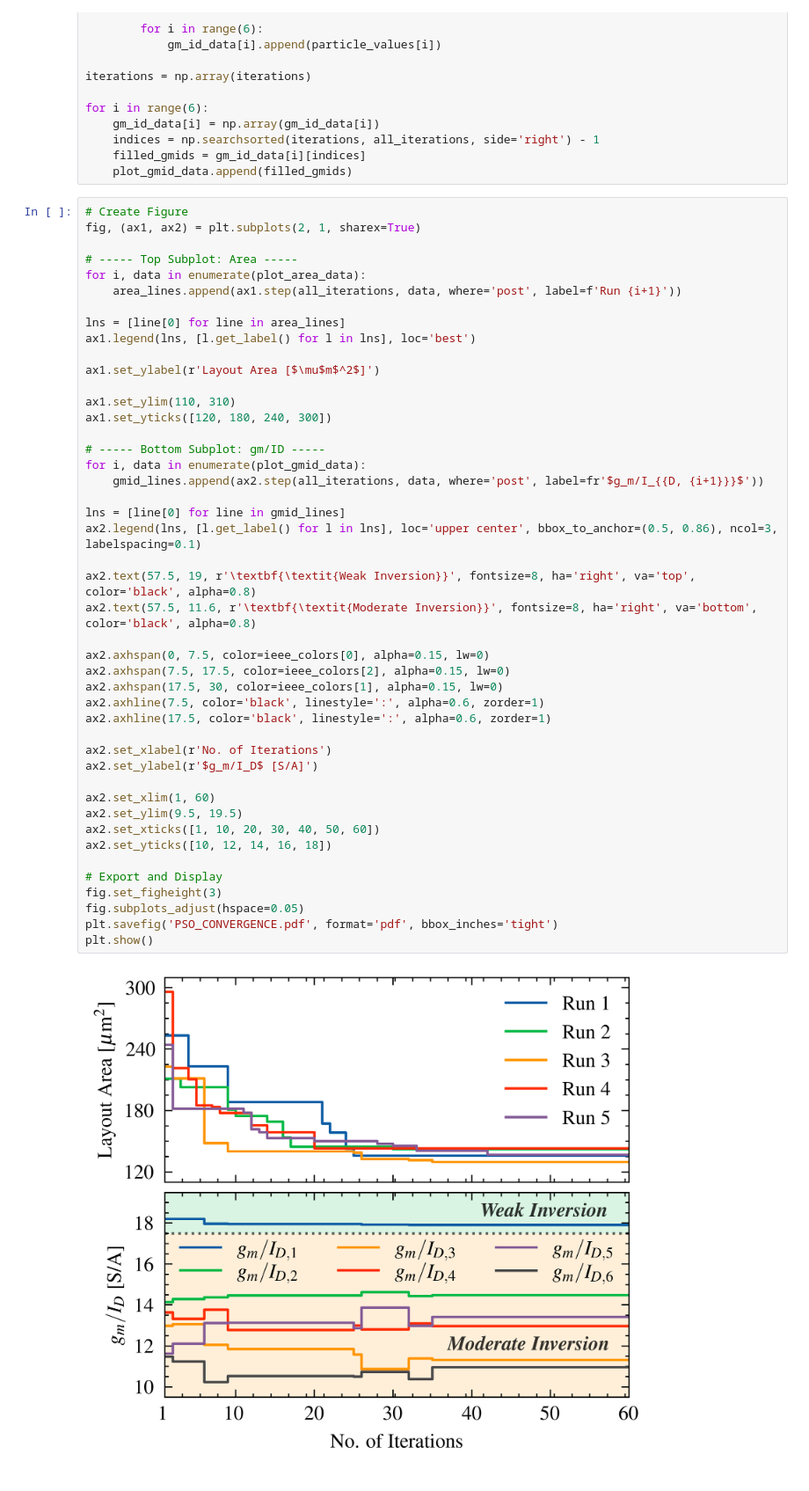
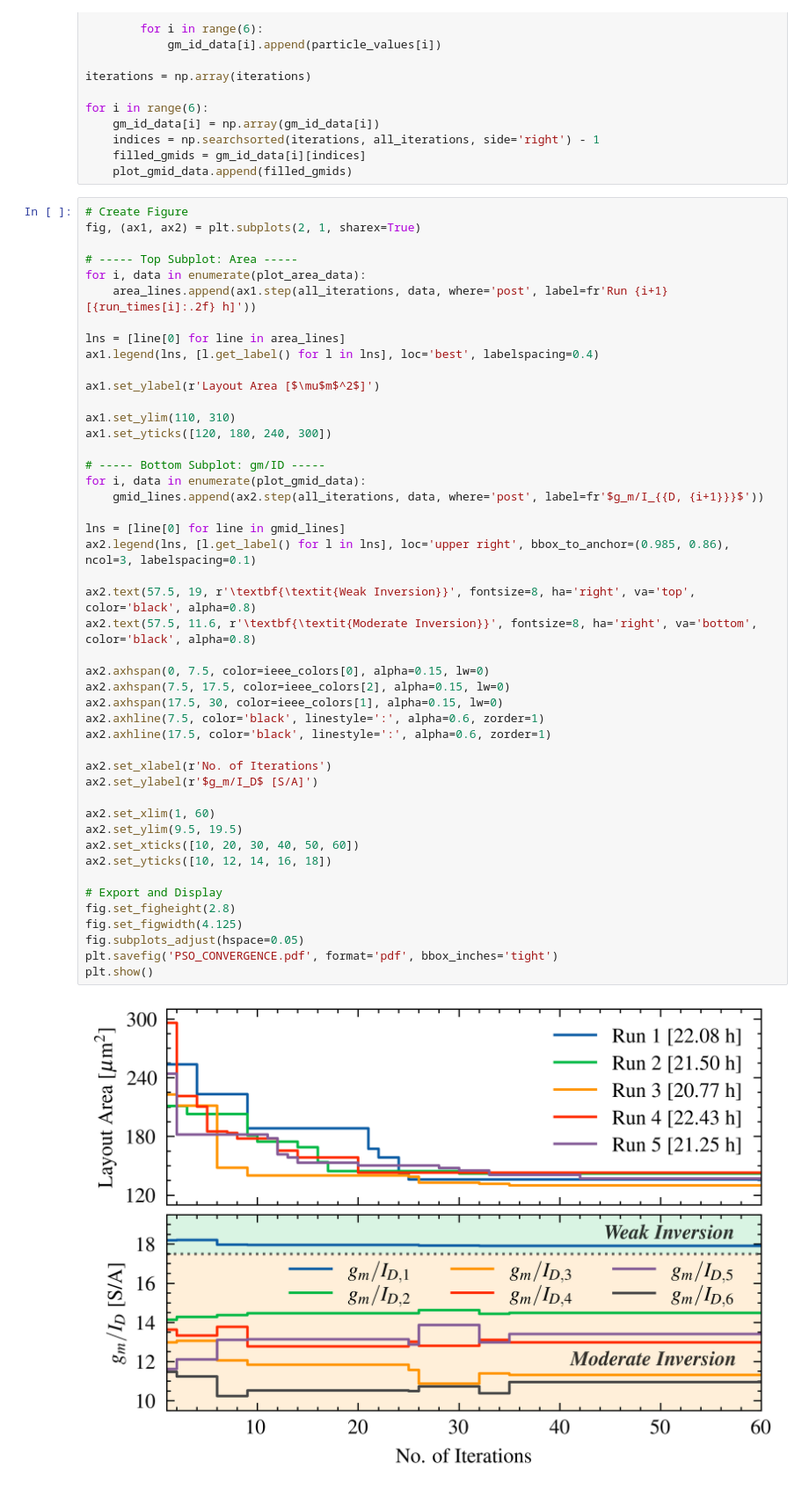
Before and after one commit to SkillSurf/os-ina-pso-smacd_2026, a Jupyter notebook: SMACD Results/Optimization Results/Figs.ipynb, the cells around one changed output. Shown at 88% size. Cells and saved outputs as stored; diff of their text form.

```diff
--- a/SMACD Results/Optimization Results/Figs.ipynb
+++ b/SMACD Results/Optimization Results/Figs.ipynb
@@ -87,44 +88,45 @@ fig, (ax1, ax2) = plt.subplots(2, 1, sharex=True)
 
 # ----- Top Subplot: Area -----
 for i, data in enumerate(plot_area_data):
-    area_lines.append(ax1.step(all_iterations, data, where='post', label=f'Run {i+1}'))
+    area_lines.append(ax1.step(all_iterations, data, where='post', label=fr'Run {i+1} [{run_times[i]:.2f} h]'))
 
 lns = [line[0] for line in area_lines]
-ax1.legend(lns, [l.get_label() for l in lns], loc='best')
+ax1.legend(lns, [l.get_label() for l in lns], loc='best', labelspacing=0.4)
 
 ax1.set_ylabel(r'Layout Area [$\mu$m$^2$]')
 
 ax1.set_ylim(110, 310)
 ax1.set_yticks([120, 180, 240, 300])
 
 # ----- Bottom Subplot: gm/ID -----
 for i, data in enumerate(plot_gmid_data):
     gmid_lines.append(ax2.step(all_iterations, data, where='post', label=fr'$g_m/I_{{D, {i+1}}}$'))
 
 lns = [line[0] for line in gmid_lines]
-ax2.legend(lns, [l.get_label() for l in lns], loc='upper center', bbox_to_anchor=(0.5, 0.86), ncol=3, labelspacing=0.1)
+ax2.legend(lns, [l.get_label() for l in lns], loc='upper right', bbox_to_anchor=(0.985, 0.86), ncol=3, labelspacing=0.1)
 
 ax2.text(57.5, 19, r'\textbf{\textit{Weak Inversion}}', fontsize=8, ha='right', va='top', color='black', alpha=0.8)
 ax2.text(57.5, 11.6, r'\textbf{\textit{Moderate Inversion}}', fontsize=8, ha='right', va='bottom', color='black', alpha=0.8)
 
 ax2.axhspan(0, 7.5, color=ieee_colors[0], alpha=0.15, lw=0)
 ax2.axhspan(7.5, 17.5, color=ieee_colors[2], alpha=0.15, lw=0)
 ax2.axhspan(17.5, 30, color=ieee_colors[1], alpha=0.15, lw=0)
 ax2.axhline(7.5, color='black', linestyle=':', alpha=0.6, zorder=1)
 ax2.axhline(17.5, color='black', linestyle=':', alpha=0.6, zorder=1)
 
 ax2.set_xlabel(r'No. of Iterations')
 ax2.set_ylabel(r'$g_m/I_D$ [S/A]')
 
 ax2.set_xlim(1, 60)
 ax2.set_ylim(9.5, 19.5)
-ax2.set_xticks([1, 10, 20, 30, 40, 50, 60])
+ax2.set_xticks([10, 20, 30, 40, 50, 60])
 ax2.set_yticks([10, 12, 14, 16, 18])
 
 # Export and Display
-fig.set_figheight(3)
+fig.set_figheight(2.8)
+fig.set_figwidth(4.125)
 fig.subplots_adjust(hspace=0.05)
 plt.savefig('PSO_CONVERGENCE.pdf', format='pdf', bbox_inches='tight')
 plt.show()
 # %% [output]
-[figure, old version]
+[figure, new version]
```
Also changed, not shown: parts of 1 cell of this notebook, 1 other file.
